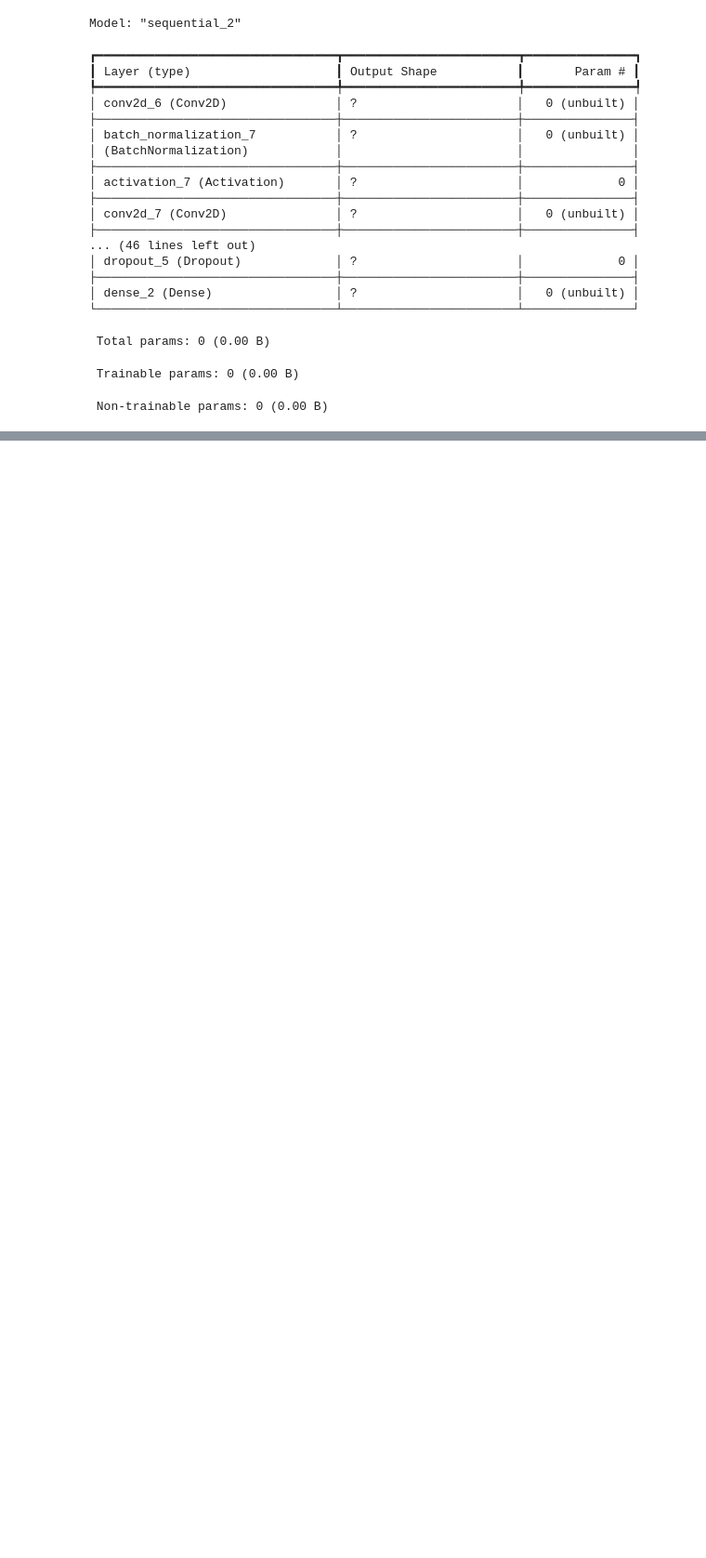
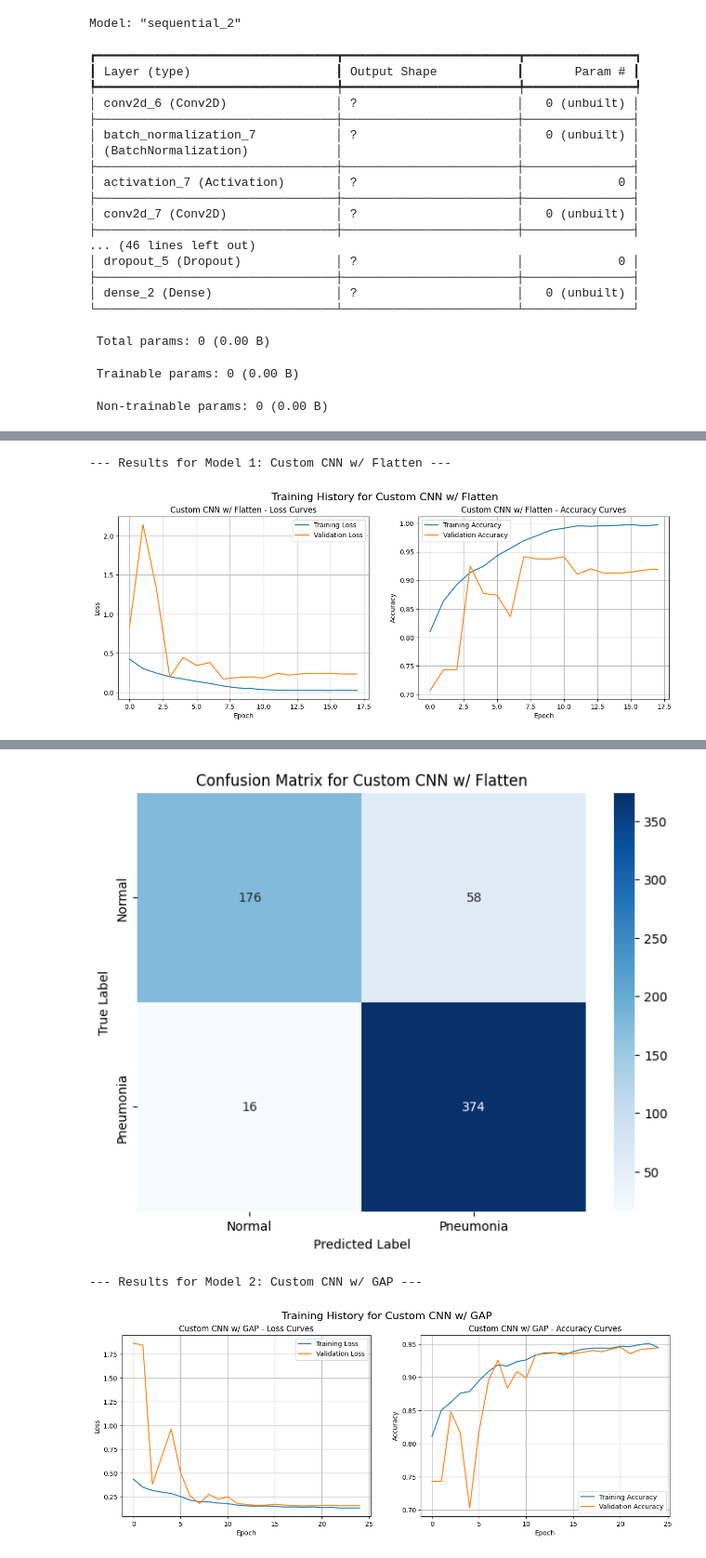
Before and after one commit to Jimi-Wilson/XRay-Pneumonia-Classifier, a Jupyter notebook: pneumonia-detection.ipynb, the cells around one changed output, grey strips where cells are left out. Shown at 93% size. Saved outputs shown, nothing was run; the diff lists cells and outputs as text; code cells hidden in the pictures; blank space fills up the shorter version.

```diff
--- a/pneumonia-detection.ipynb
+++ b/pneumonia-detection.ipynb
@@ -438,12 +501,8 @@ Found 624 files belonging to 2 classes.
 # %%
-from tensorflow.keras.applications import EfficientNetB0
-
-
-
 base_model = EfficientNetB0(
     weights="imagenet",
     include_top=False,
-    input_shape=(*IMAGE_SIZE, 3)
+    input_shape=(*IMAGE_SIZE_LARGE, 3)
 )
 
 base_model.trainable = False
@@ -467,8 +526,6 @@ transfer_model_1.compile(
 )
 
 
-transfer_model_1_callbacks = create_callbacks("transfer_model_1")
-
 transfer_model_1.summary
 # %% [output]
 Downloading data from https://storage.googleapis.com/keras-applications/efficientnetb0_notop.h5
@@ -476,5 +533,5 @@ Downloading data from https://storage.googleapis.com/keras-applications/efficien
 <bound method Model.summary of <Sequential name=sequential_3, built=True>>
 # %%
-history = transfer_model_1.fit(train_data, epochs=25, validation_data=test_data, class_weight=class_weights_dict, callbacks=transfer_model_1_callbacks)
+history_3 = transfer_model_1.fit(train_data_224, epochs=25, validation_data=valid_data_224, class_weight=class_weights_dict, callbacks=create_callbacks("transfer_model_1"))
 # %% [output]
 Epoch 1/25
@@ -523,16 +580,16 @@ best_transfer_model.compile(
     ]
 )
 # %%
-initial_epochs = len(history.history['loss'])
+initial_epochs = len(history_3.history['loss'])
 
 fine_tune_epochs = 10
 total_epochs = initial_epochs + fine_tune_epochs
 
-history_fine_tune = best_transfer_model.fit(
-    train_data,
+history_4 = best_transfer_model.fit(
+    train_data_224,
     epochs=total_epochs,
-    initial_epoch=history.epoch[-1],
-    validation_data=valid_data,
+    initial_epoch=history_3.epoch[-1],
+    validation_data=valid_data_224,
     class_weight=class_weights_dict,
     callbacks=create_callbacks("transfer_model_1_finetuned")
 )
@@ -585,0 +649,29 @@ In contrast, the Fine-Tuned Transfer Model obtained the highest recall (98.2%).
+# %%
+print("--- Results for Model 1: Custom CNN w/ Flatten ---")
+plot_history(history_1, "Custom CNN w/ Flatten")
+
+model_1_best = tf.keras.models.load_model('best_model_1.keras')
+plot_confusion_matrix(model_1_best, test_data_150, "Custom CNN w/ Flatten")
+
+
+print("--- Results for Model 2: Custom CNN w/ GAP ---")
+plot_history(history_2, "Custom CNN w/ GAP")
+
+model_2_best = tf.keras.models.load_model('best_model_2.keras')
+plot_confusion_matrix(model_2_best, test_data_150, "Custom CNN w/ GAP")
+
+print("--- Results for Model 3: Transfer Learning Model ---")
+plot_history(history_3, "Transfer Learning Model")
+
+model_3_best = tf.keras.models.load_model('best_transfer_model_1.keras')
+plot_confusion_matrix(model_3_best, test_data_224, "Transfer Learning Model")
+
+
+print("--- Results for Model 4: Finetuned Transfer Learning Model ---")
+plot_history(history_4, "Finetuned Transfer Learning Model")
+
+model_4_best = tf.keras.models.load_model('best_transfer_model_1_finetuned.keras')
+plot_confusion_matrix(model_4_best, test_data_224, "Finetuned Transfer Learning Model")
+# %% [output]
+--- Results for Model 1: Custom CNN w/ Flatten ---
+[figure, added]
@@ -585,0 +679,3 @@ In contrast, the Fine-Tuned Transfer Model obtained the highest recall (98.2%).
+[figure, added]
+--- Results for Model 2: Custom CNN w/ GAP ---
+[figure, added]
```
Also changed, not shown: parts of 39 cells of this notebook.
